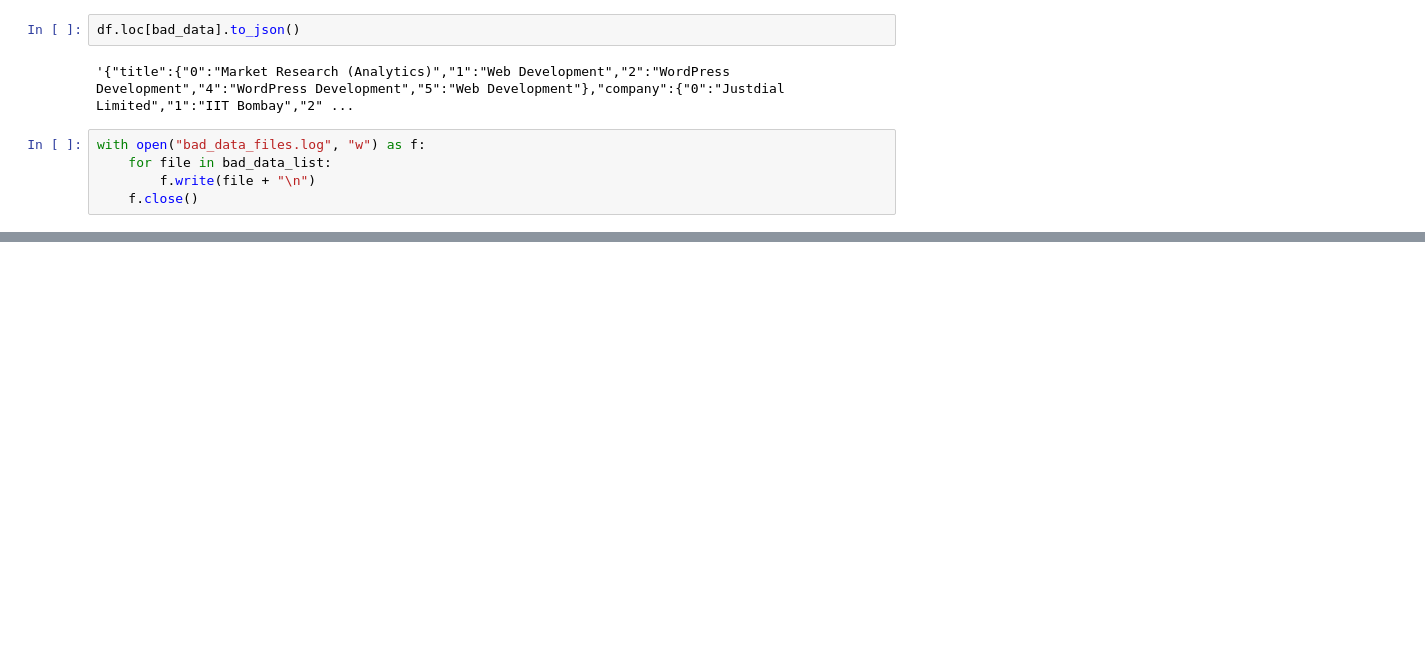
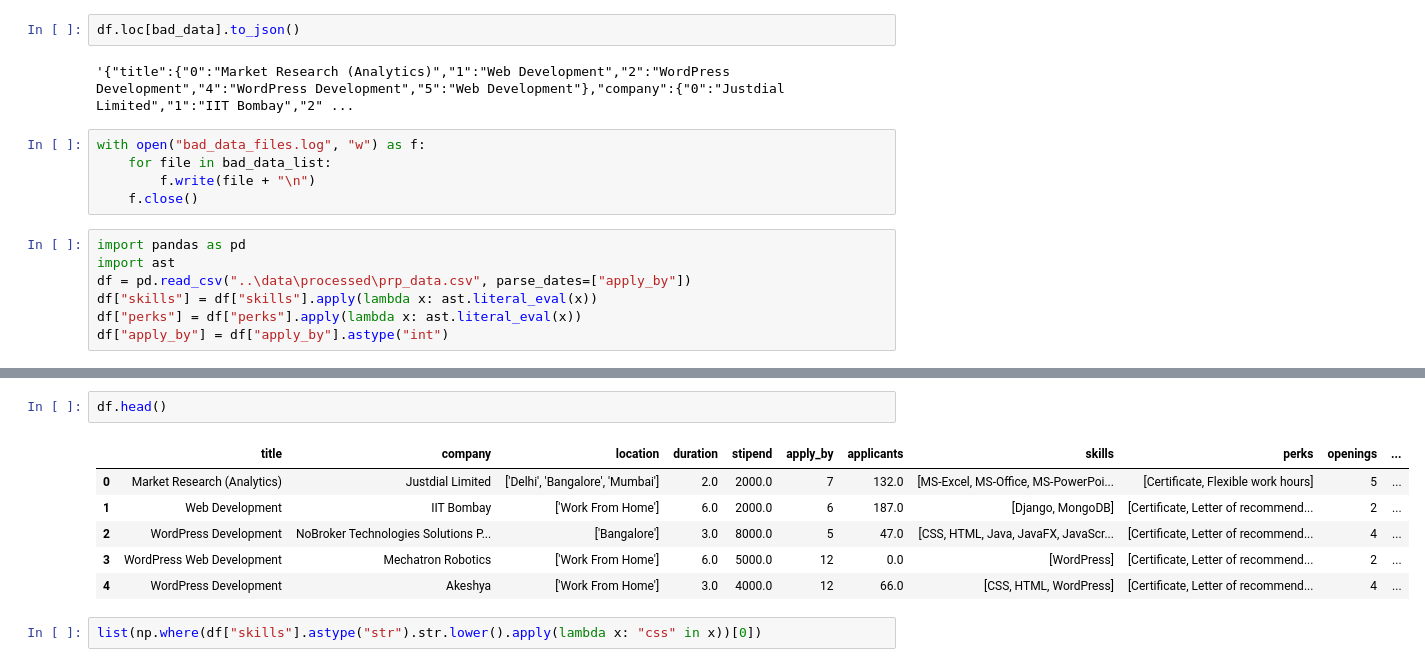
Before and after one commit to rishi5565/internshala_project_v2, a Jupyter notebook: notebooks/experiment.ipynb, the cells around one changed output, grey strips where cells are left out. Drawn from its saved outputs; the diff is of its cells as text; blank space fills up the shorter version.

```diff
--- a/notebooks/experiment.ipynb
+++ b/notebooks/experiment.ipynb
@@ -434,3 +444,10 @@ with open("bad_data_files.log", "w") as f:
     for file in bad_data_list:
         f.write(file + "\n")
     f.close()
+# %%
+import pandas as pd
+import ast
+df = pd.read_csv("..\data\processed\prp_data.csv", parse_dates=["apply_by"])
+df["skills"] = df["skills"].apply(lambda x: ast.literal_eval(x))
+df["perks"] = df["perks"].apply(lambda x: ast.literal_eval(x))
+df["apply_by"] = df["apply_by"].astype("int")
@@ -436,0 +570,11 @@ with open("bad_data_files.log", "w") as f:
+# %%
+df.head()
+# %% [output]
+|  | title | company | location | duration | stipend | apply_by | applicants | skills | perks | openings | ... |
+| 0 | Market Research (Analytics) | Justdial Limited | ['Delhi', 'Bangalore', 'Mumbai'] | 2.0 | 2000.0 | 7 | 132.0 | [MS-Excel, MS-Office, MS-PowerPoi... | [Certificate, Flexible work hours] | 5 | ... |
+| 1 | Web Development | IIT Bombay | ['Work From Home'] | 6.0 | 2000.0 | 6 | 187.0 | [Django, MongoDB] | [Certificate, Letter of recommend... | 2 | ... |
+| 2 | WordPress Development | NoBroker Technologies Solutions P... | ['Bangalore'] | 3.0 | 8000.0 | 5 | 47.0 | [CSS, HTML, Java, JavaFX, JavaScr... | [Certificate, Letter of recommend... | 4 | ... |
+| 3 | WordPress Web Development | Mechatron Robotics | ['Work From Home'] | 6.0 | 5000.0 | 12 | 0.0 | [WordPress] | [Certificate, Letter of recommend... | 2 | ... |
+| 4 | WordPress Development | Akeshya | ['Work From Home'] | 3.0 | 4000.0 | 12 | 66.0 | [CSS, HTML, WordPress] | [Certificate, Letter of recommend... | 4 | ... |
+# %%
+list(np.where(df["skills"].astype("str").str.lower().apply(lambda x: "css" in x))[0])
```
Also changed, not shown: parts of 33 cells of this notebook, 13 other files.
